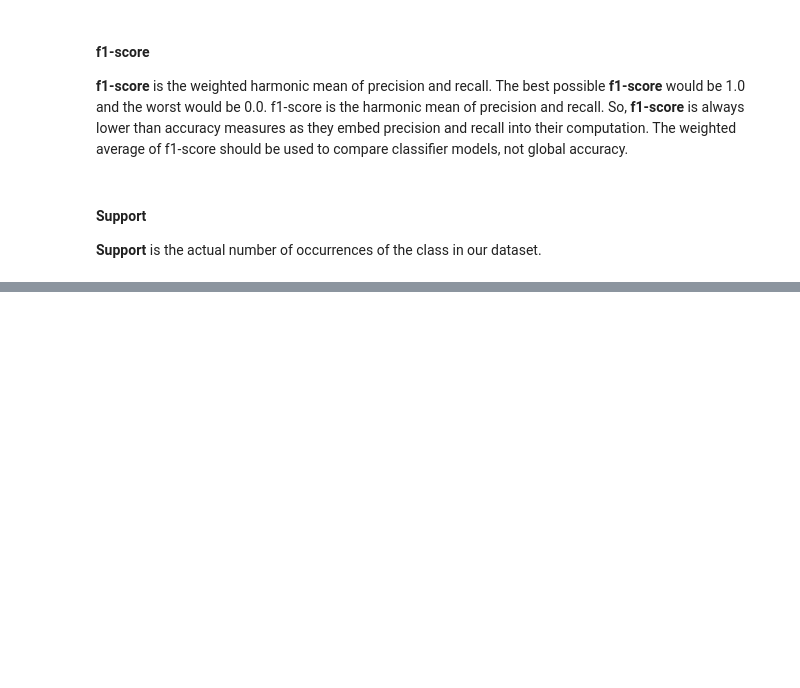
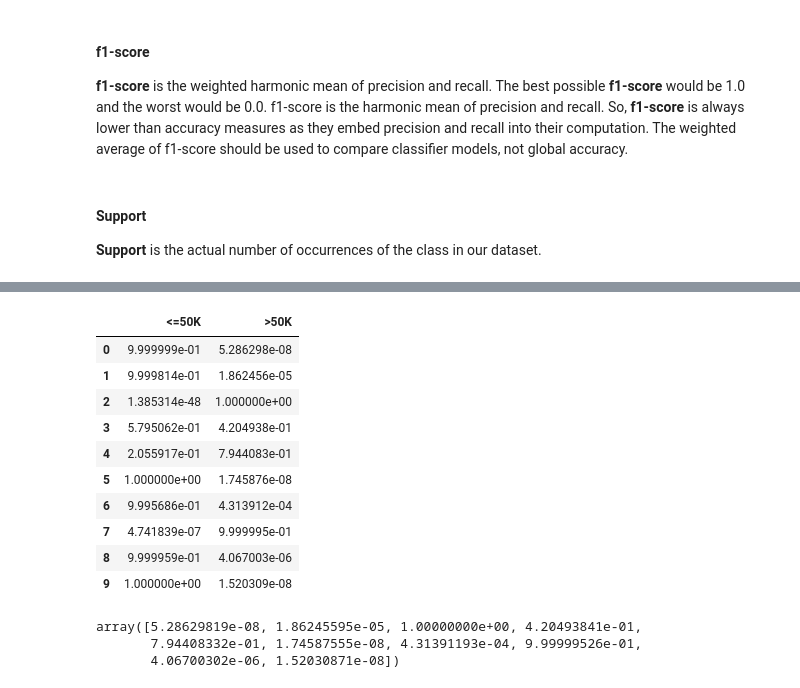
Before and after one commit to lucaskojo02/Adult-Income, a Jupyter notebook: adult_income.ipynb, the cells around one changed output, grey strips where cells are left out. Cells and saved outputs as stored; diff of their text form; code cells hidden in the pictures; blank space fills up the shorter version.

Commit message:
Calculated class probabilities

```diff
--- a/adult_income.ipynb
+++ b/adult_income.ipynb
@@ -885,0 +888,4 @@ Specificity: 0.5623118603251054
+# %%
+# print the first 10 predicted probabilities of two classes 0 and 1
+y_pred_proba = gnb.predict_proba(X_test)[0:10]
+y_pred_proba
@@ -885,0 +928,23 @@ Specificity: 0.5623118603251054
+# %%
+# Storing the predicted probabilities in a DataFrame
+y_pred_proba_df = pd.DataFrame(y_pred_proba, columns=gnb.classes_)
+y_pred_proba_df
+# %% [output]
+|  | <=50K | >50K |
+| 0 | 9.999999e-01 | 5.286298e-08 |
+| 1 | 9.999814e-01 | 1.862456e-05 |
+| 2 | 1.385314e-48 | 1.000000e+00 |
+| 3 | 5.795062e-01 | 4.204938e-01 |
+| 4 | 2.055917e-01 | 7.944083e-01 |
+| 5 | 1.000000e+00 | 1.745876e-08 |
+| 6 | 9.995686e-01 | 4.313912e-04 |
+| 7 | 4.741839e-07 | 9.999995e-01 |
+| 8 | 9.999959e-01 | 4.067003e-06 |
+| 9 | 1.000000e+00 | 1.520309e-08 |
+# %%
+# Printing the predicted probabilities of the first 10 rows in the test set - Probability of >50K
+gnb.predict_proba(X_test)[0:10,1]
+# %% [output]
+array([5.28629819e-08, 1.86245595e-05, 1.00000000e+00, 4.20493841e-01,
+       7.94408332e-01, 1.74587555e-08, 4.31391193e-04, 9.99999526e-01,
+       4.06700302e-06, 1.52030871e-08])
```
Also changed, not shown: parts of 4 cells of this notebook.
